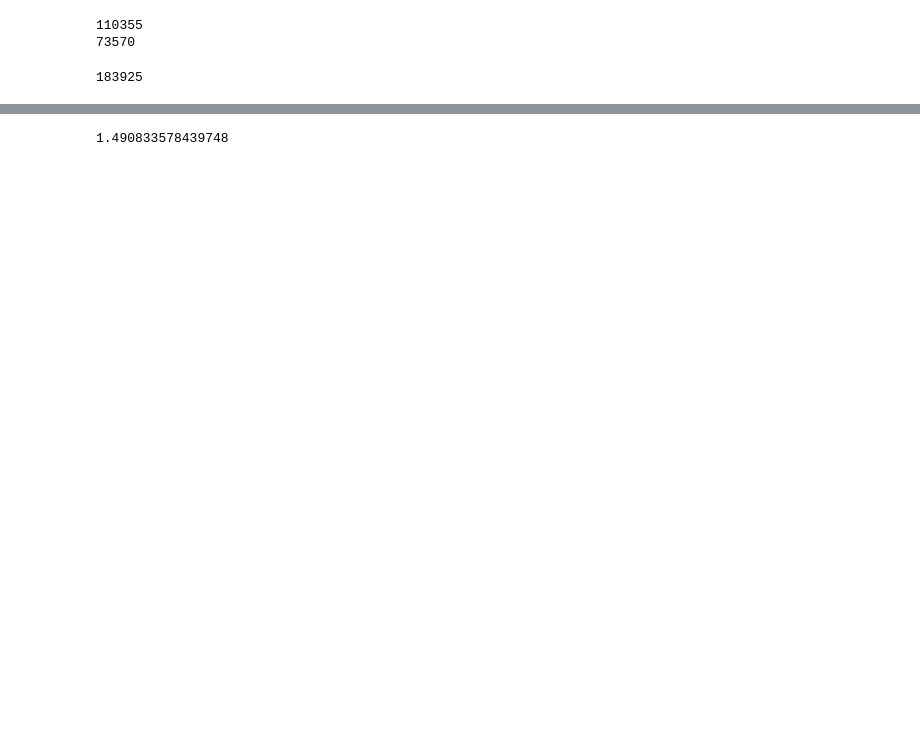
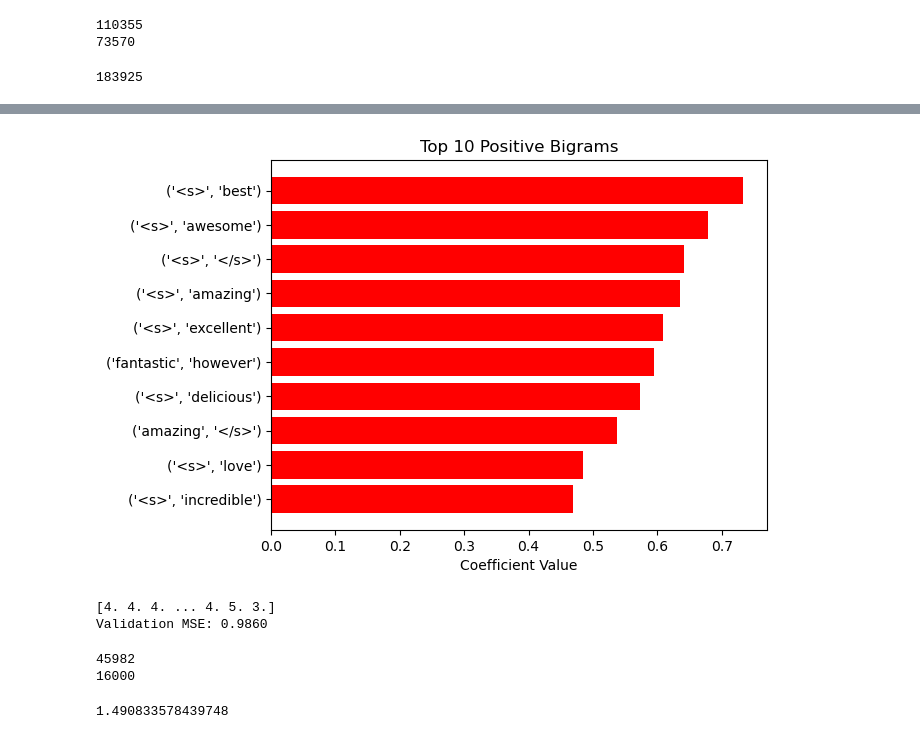
Before and after one commit to readyvivian/CSE158R-Assignment2, a Jupyter notebook: ngram.ipynb, the cells around one changed output, grey strips where cells are left out. Saved outputs shown, nothing was run; the diff lists cells and outputs as text; code cells hidden in the pictures; blank space fills up the shorter version.

```diff
--- a/ngram.ipynb
+++ b/ngram.ipynb
@@ -190,3 +416,44 @@ Test MSE: 1.3178
+# %%
+import numpy as np
+import matplotlib.pyplot as plt
+
+# Extract coefficients and bigram labels
+feature_coefficients = ngram_model.regressor.coef_
+bigrams = list(ngram_model.ngram_to_idx.keys())
+
+# Get indices of top 10 positive coefficients
+positive_indices = np.argsort(feature_coefficients)[-10:]  # Largest positive coefficients
+top_positive_bigrams = [str(bigrams[i]) for i in positive_indices]  # Convert bigrams to strings
+top_positive_coefficients = feature_coefficients[positive_indices]
+
+# Create a horizontal bar plot
+plt.barh(top_positive_bigrams, top_positive_coefficients, color='red')
+plt.xlabel('Coefficient Value')
+plt.title('Top 10 Positive Bigrams')
+plt.show()
+# %% [output]
+[figure, added]
+# %%
+trigram_model = NGramRatingModel(n=3, alpha=0.7)
+trigram_model.train(train_sequences, train_ratings)
+
+# # Train Ridge Regressor
+# features, targets = ngram_model._extract_features_and_targets(train_sequences, train_ratings)
+# ngram_model.regressor.fit(features, targets)
+
+# Validation and Test
+val_mse = trigram_model.evaluate(val_sequences, val_ratings)
+
+print(f"Validation MSE: {val_mse:.4f}")
+# %% [output]
+[4. 4. 4. ... 4. 5. 3.]
+Validation MSE: 0.9860
+# %%
+print(len(review_test))
+print(len(train_sequences))
+# %% [output]
+45982
+16000
 # %%
 #baseline
 train_average_stars = sum(d["stars"] for d in review_train) / len(review_train)
```
Also changed, not shown: parts of 21 cells of this notebook, 1 other file.
